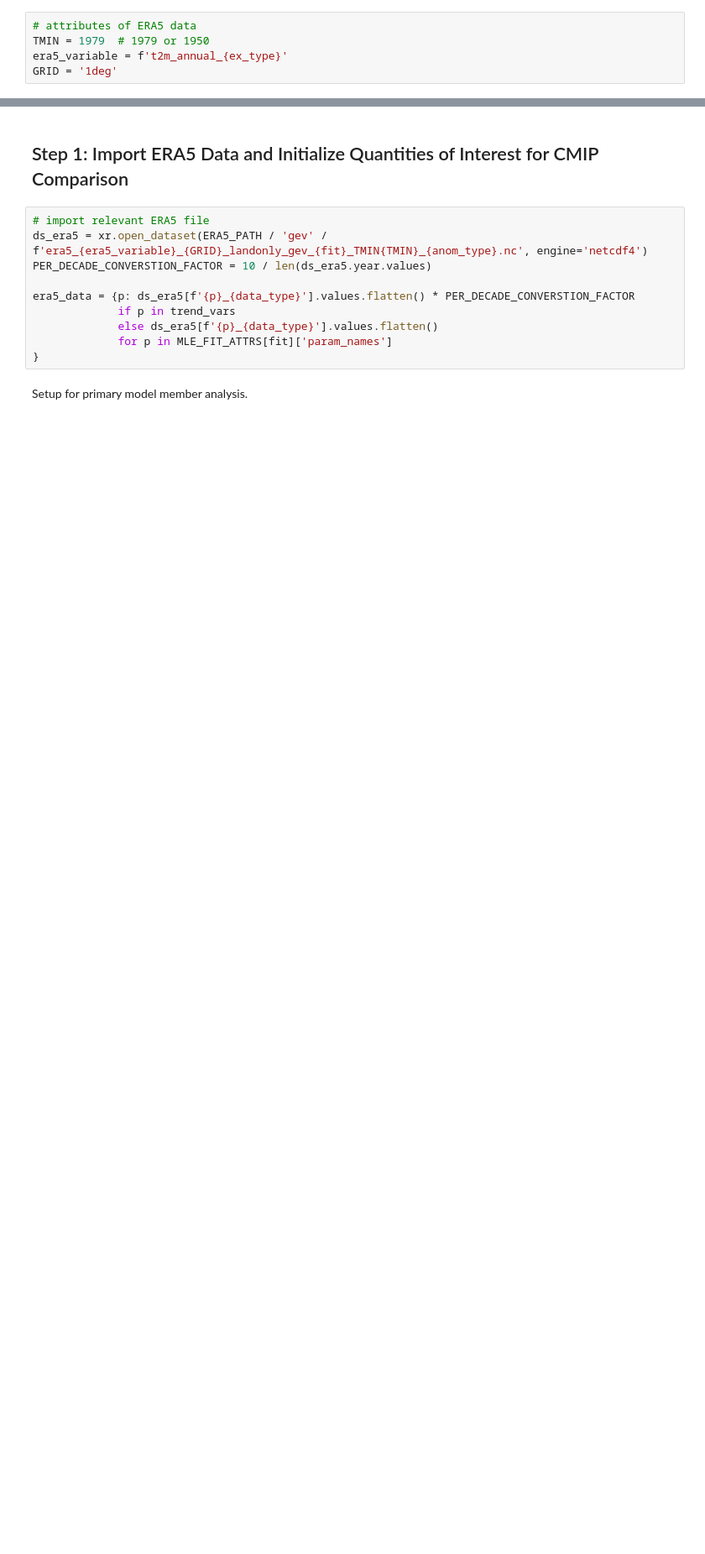
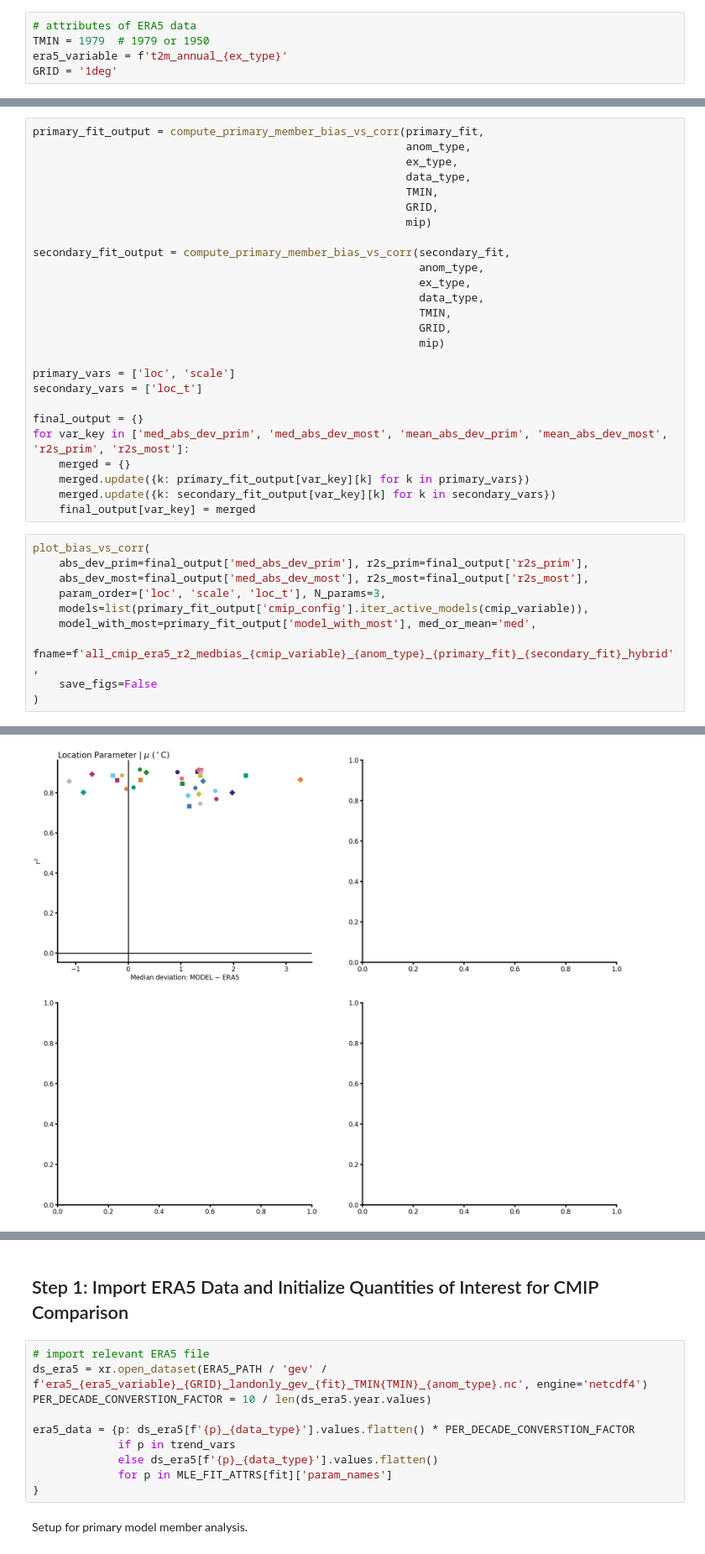
Before and after one commit to adam-bauer-34/gev-heat-waves, a Jupyter notebook: analysis/notebooks/bias_vs_corr.ipynb, the cells around one changed output, grey strips where cells are left out. Shown at 84% size. Cells and saved outputs as stored; diff of their text form; blank space fills up the shorter version.

Commit message:
unified platform for bias vs corr analysis

```diff
--- a/analysis/notebooks/bias_vs_corr.ipynb
+++ b/analysis/notebooks/bias_vs_corr.ipynb
@@ -47,0 +50,37 @@ mip = 'cmip'  # amip or cmip
+# %%
+primary_fit_output = compute_primary_member_bias_vs_corr(primary_fit,
+                                                         anom_type,
+                                                         ex_type,
+                                                         data_type,
+                                                         TMIN,
+                                                         GRID,
+                                                         mip)
+
+secondary_fit_output = compute_primary_member_bias_vs_corr(secondary_fit,
+                                                           anom_type,
+                                                           ex_type,
+                                                           data_type,
+                                                           TMIN,
+                                                           GRID,
+                                                           mip)
+
+primary_vars = ['loc', 'scale']
+secondary_vars = ['loc_t']
+
+final_output = {}
+for var_key in ['med_abs_dev_prim', 'med_abs_dev_most', 'mean_abs_dev_prim', 'mean_abs_dev_most', 'r2s_prim', 'r2s_most']:
+    merged = {}
+    merged.update({k: primary_fit_output[var_key][k] for k in primary_vars})
+    merged.update({k: secondary_fit_output[var_key][k] for k in secondary_vars})
+    final_output[var_key] = merged
+# %%
+plot_bias_vs_corr(
+    abs_dev_prim=final_output['med_abs_dev_prim'], r2s_prim=final_output['r2s_prim'],
+    abs_dev_most=final_output['med_abs_dev_most'], r2s_most=final_output['r2s_most'],
+    param_order=['loc', 'scale', 'loc_t'], N_params=3,
+    models=list(primary_fit_output['cmip_config'].iter_active_models(cmip_variable)),
+    model_with_most=primary_fit_output['model_with_most'], med_or_mean='med',
+    fname=f'all_cmip_era5_r2_medbias_{cmip_variable}_{anom_type}_{primary_fit}_{secondary_fit}_hybrid',
+    save_figs=False
+)
+# %% [output]
@@ -48,3 +88,4 @@ mip = 'cmip'  # amip or cmip
+[figure, added]
 # %%
 CMIPConfig = CMIP6EnsembleConfig.from_yaml(
     MIP_FIT_PATH_DICT[mip]['config']['meta'],
```
Also changed, not shown: parts of 7 cells of this notebook, 3 other files.
